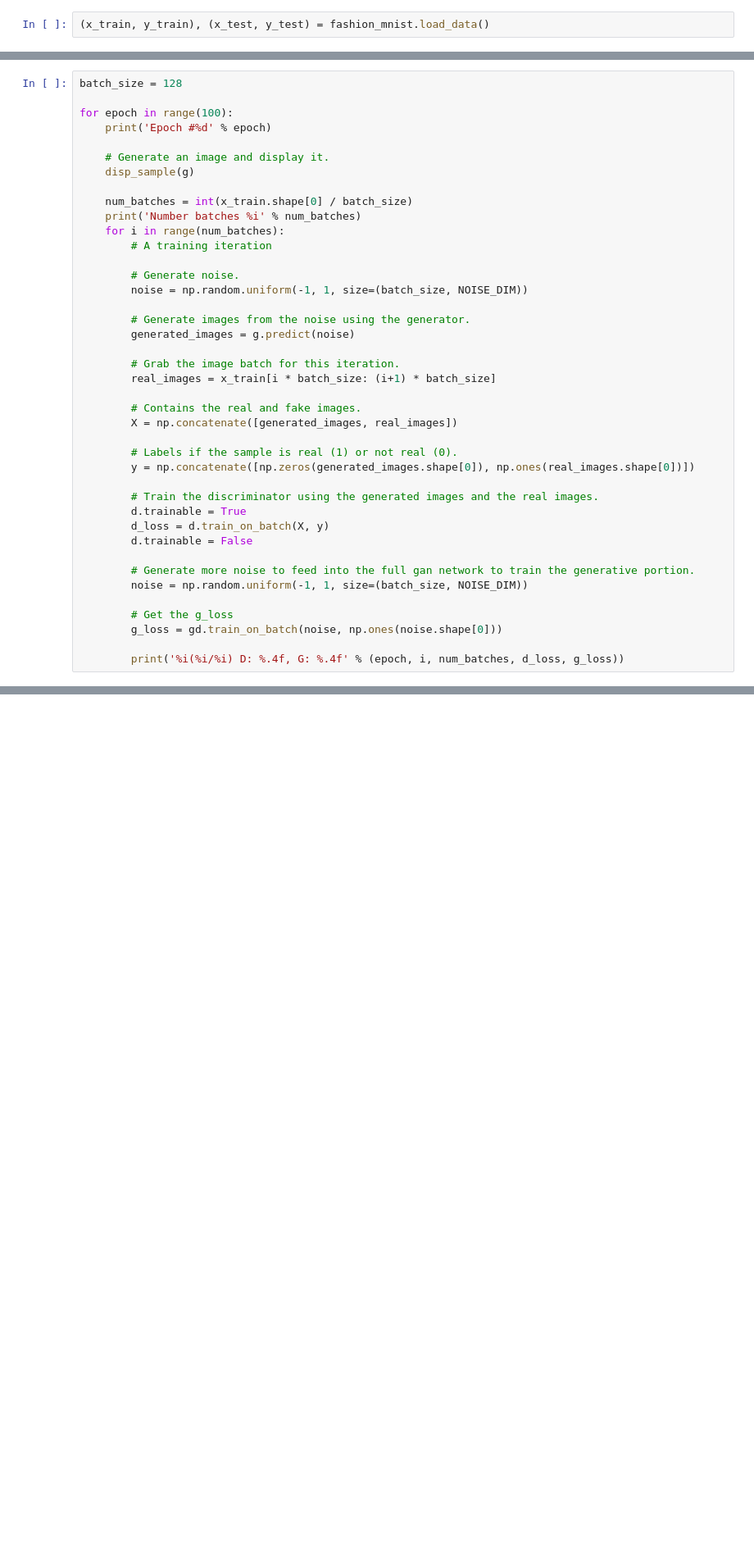
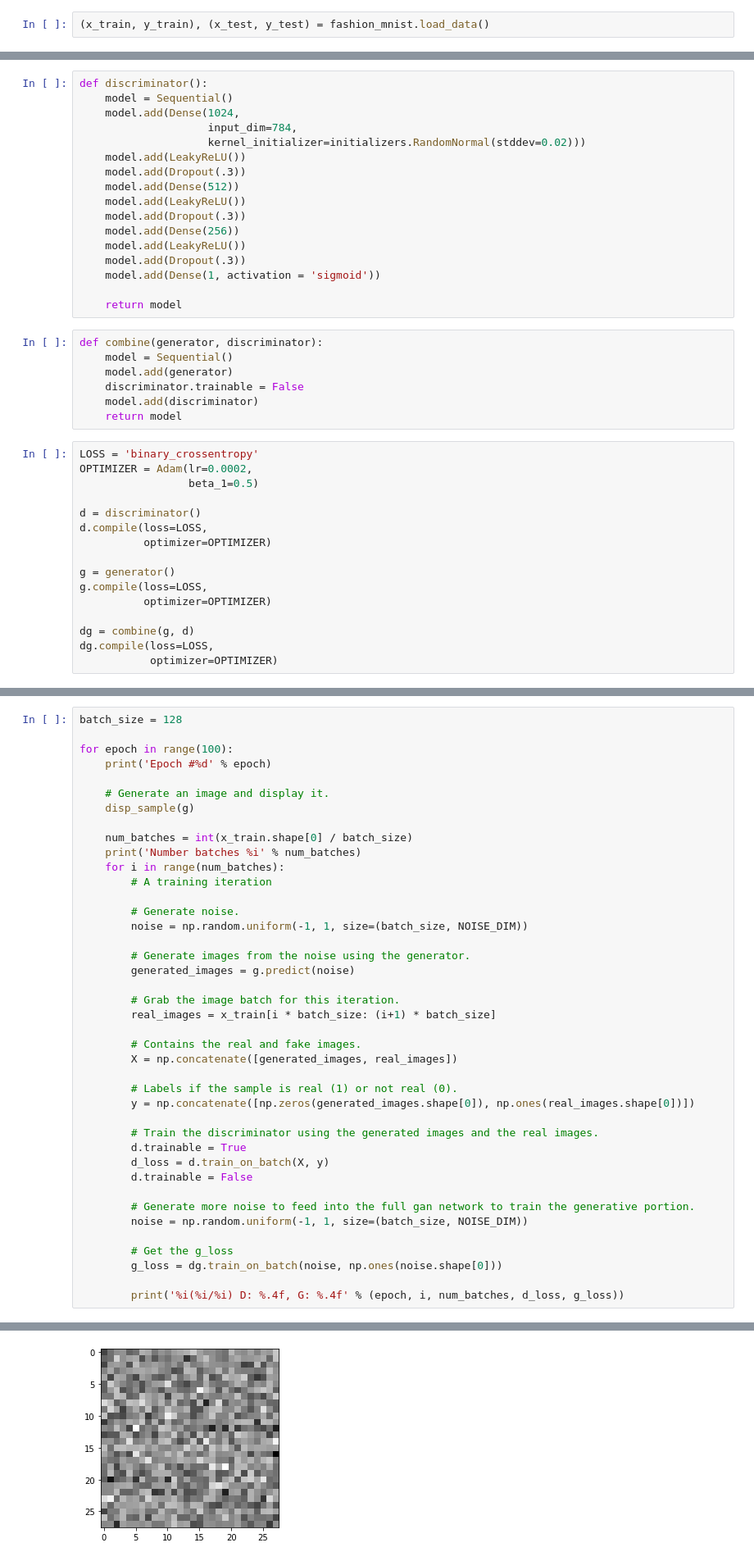
Before and after one commit to grantaguinaldo/ml_apps, a Jupyter notebook: fashion_gan/fashion_generator.ipynb, the cells around one changed output, grey strips where cells are left out. Shown at 82% size. Saved outputs shown, nothing was run; the diff lists cells and outputs as text; blank space fills up the shorter version.

```diff
--- a/fashion_gan/fashion_generator.ipynb
+++ b/fashion_gan/fashion_generator.ipynb
@@ -68,0 +46,40 @@ opt = Adam(lr=.0002, beta_1=0.5)
+# %%
+def discriminator():
+    model = Sequential()
+    model.add(Dense(1024,
+                    input_dim=784,
+                    kernel_initializer=initializers.RandomNormal(stddev=0.02)))
+    model.add(LeakyReLU())
+    model.add(Dropout(.3))
+    model.add(Dense(512))
+    model.add(LeakyReLU())
+    model.add(Dropout(.3))
+    model.add(Dense(256))
+    model.add(LeakyReLU())
+    model.add(Dropout(.3))
+    model.add(Dense(1, activation = 'sigmoid'))
+
+    return model
+# %%
+def combine(generator, discriminator):
+    model = Sequential()
+    model.add(generator)
+    discriminator.trainable = False
+    model.add(discriminator)
+    return model
+# %%
+LOSS = 'binary_crossentropy'
+OPTIMIZER = Adam(lr=0.0002,
+                 beta_1=0.5)
+
+d = discriminator()
+d.compile(loss=LOSS,
+          optimizer=OPTIMIZER)
+
+g = generator()
+g.compile(loss=LOSS,
+          optimizer=OPTIMIZER)
+
+dg = combine(g, d)
+dg.compile(loss=LOSS,
+           optimizer=OPTIMIZER)
@@ -114,6 +135,7 @@ for epoch in range(100):
         noise = np.random.uniform(-1, 1, size=(batch_size, NOISE_DIM))
 
         # Get the g_loss
-        g_loss = gd.train_on_batch(noise, np.ones(noise.shape[0]))
+        g_loss = dg.train_on_batch(noise, np.ones(noise.shape[0]))
 
         print('%i(%i/%i) D: %.4f, G: %.4f' % (epoch, i, num_batches, d_loss, g_loss))
+# %% [output]
@@ -119,0 +143 @@ for epoch in range(100):
+[figure, added]
```
Also changed, not shown: parts of 10 cells of this notebook.
